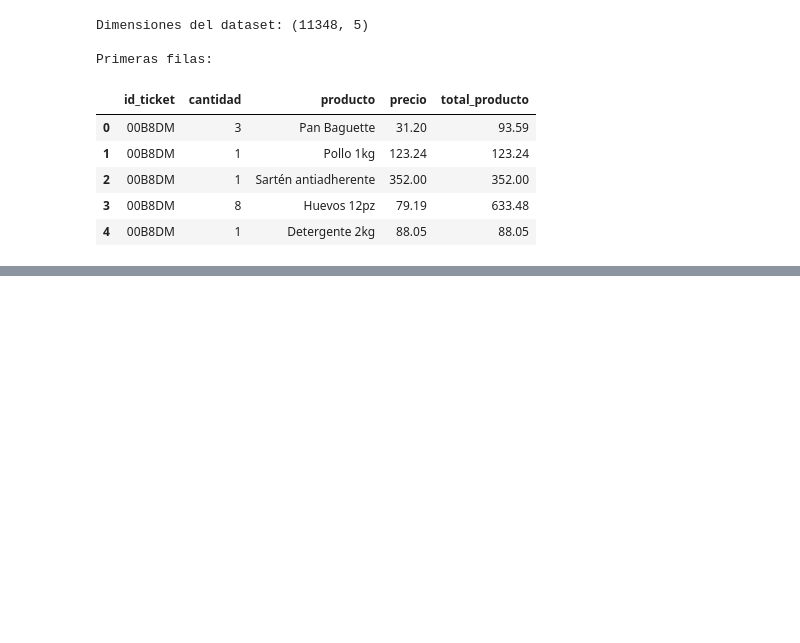
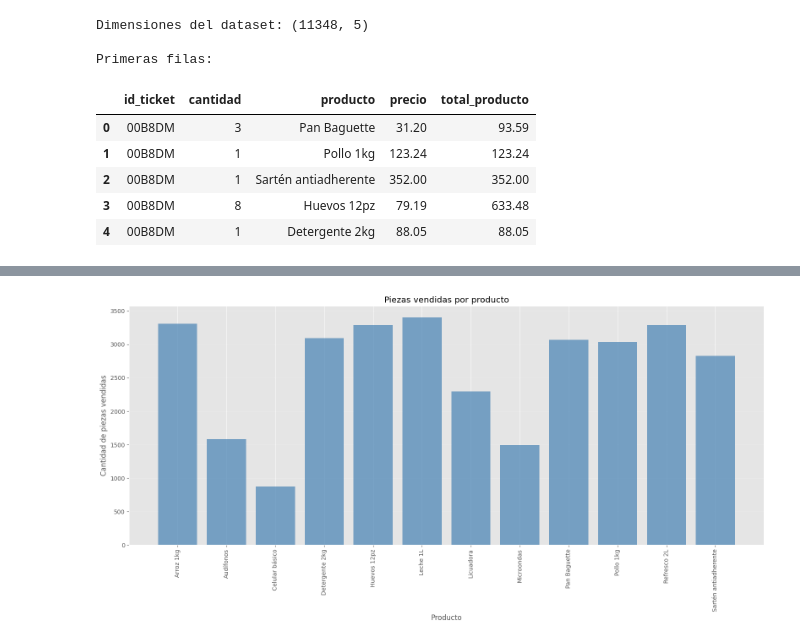
Before and after one commit to Davis2200/TareasAprendizaje, a Jupyter notebook: TareasAprendizaje/practica1/codigo/visualizacion.ipynb, the cells around one changed output, grey strips where cells are left out. Cells and saved outputs as stored; diff of their text form; code cells hidden in the pictures; blank space fills up the shorter version.

```diff
--- a/TareasAprendizaje/practica1/codigo/visualizacion.ipynb
+++ b/TareasAprendizaje/practica1/codigo/visualizacion.ipynb
@@ -45,0 +52,3 @@ plt.show()
+# %%
+#aqui podemos ver el total de piezas vendidas por cada producto
+piezas_por_producto = tickets.groupby('producto')['cantidad'].sum().reset_index()
@@ -45,0 +69,12 @@ plt.show()
+# %%
+plt.figure(figsize=(16, 8))
+plt.bar(piezas_por_producto['producto'], piezas_por_producto['cantidad'], color='steelblue', alpha=0.7)
+plt.title('Piezas vendidas por producto')
+plt.xlabel('Producto')
+plt.ylabel('Cantidad de piezas vendidas')
+plt.xticks(rotation=90)
+plt.grid(True, axis='y', alpha=0.3)
+plt.tight_layout()
+plt.show()
+# %% [output]
+[figure, added]
```
Also changed, not shown: parts of 5 cells of this notebook, 1 other file.
